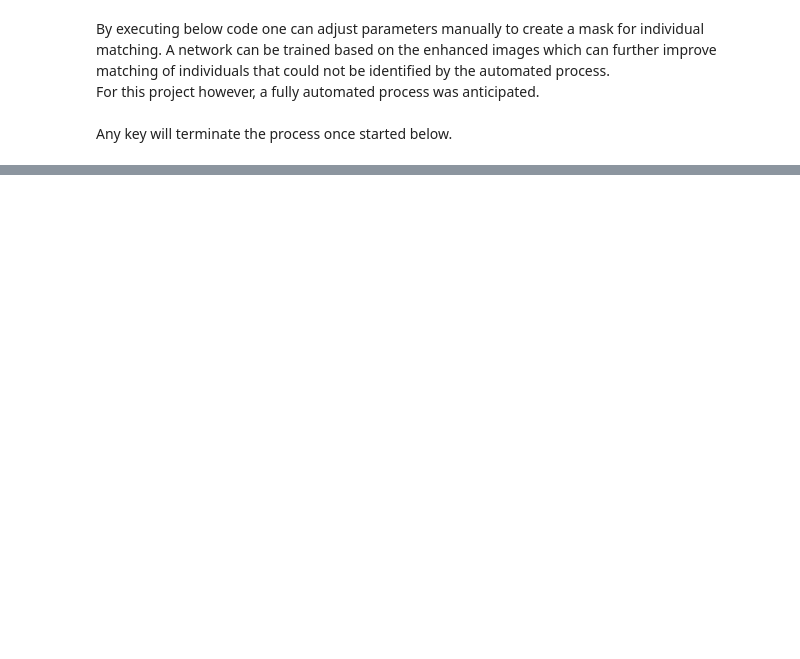
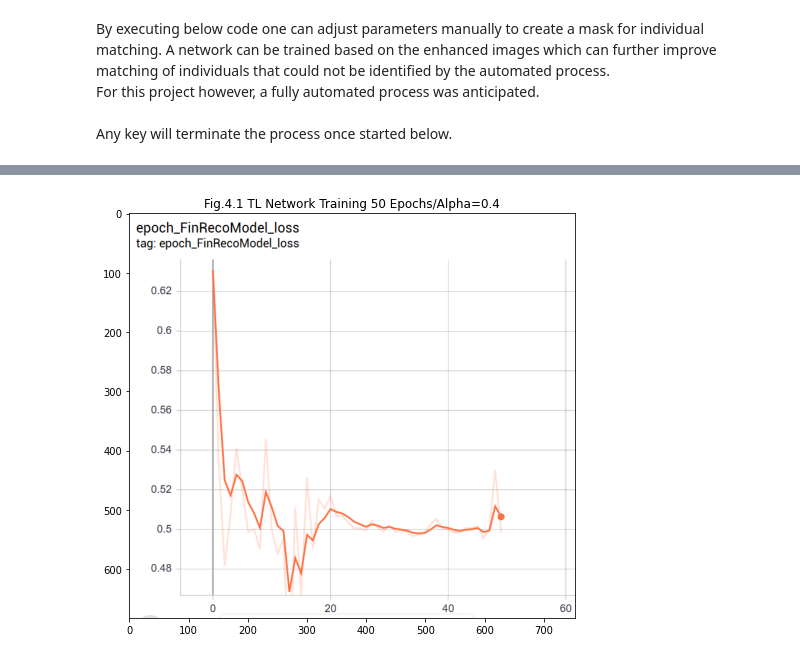
Before and after one commit to JBris/dolphin_segmentation, a Jupyter notebook: notebooks/0_ASS4_Intro_and_Pre-Processing.ipynb, the cells around one changed output, grey strips where cells are left out. Cells and saved outputs as stored; diff of their text form; code cells hidden in the pictures; blank space fills up the shorter version.

```diff
--- a/notebooks/0_ASS4_Intro_and_Pre-Processing.ipynb
+++ b/notebooks/0_ASS4_Intro_and_Pre-Processing.ipynb
@@ -322,0 +352,6 @@ plt.imshow(cv2.cvtColor(img, cv2.COLOR_BGR2RGB)); plt.title("Fig.2.8 Enhanced by
+# %%
+image = cv2.imread(MODEL_DIR_TL+"/training_loss_1.png")
+plt.figure(figsize=(8,8))
+plt.imshow(cv2.cvtColor(image, cv2.COLOR_BGR2RGB)); plt.title("Fig.4.1 TL Network Training 50 Epochs/Alpha=0.4");
+# %% [output]
+[figure, added]
```
Also changed, not shown: parts of 16 cells of this notebook, 3 other files.
